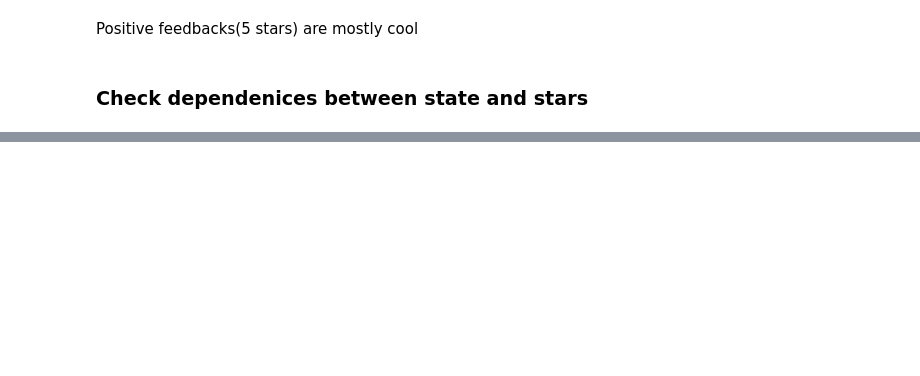
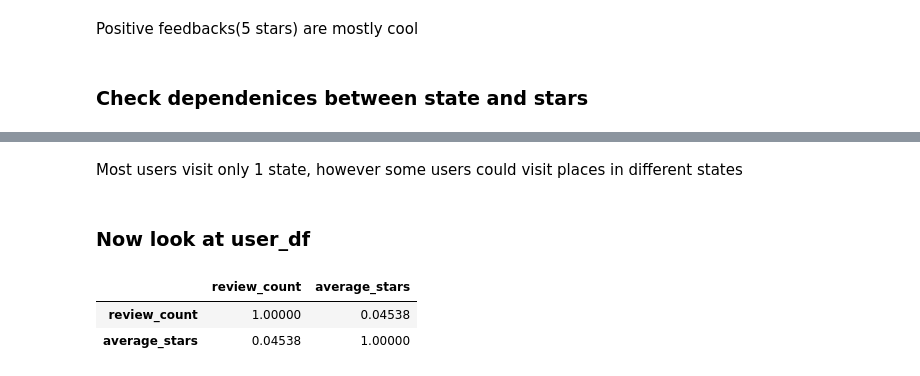
Before and after one commit to PrometheusUA/recommender-ucu, a Jupyter notebook: experiments/20240611_bohdan_eda/experiment.ipynb, the cells around one changed output, grey strips where cells are left out. Drawn from its saved outputs; the diff is of its cells as text; code cells hidden in the pictures; blank space fills up the shorter version.

```diff
--- a/experiments/20240611_bohdan_eda/experiment.ipynb
+++ b/experiments/20240611_bohdan_eda/experiment.ipynb
@@ -504,0 +545,10 @@ gdf
+# %% [markdown]
+Most users visit only 1 state, however some users could visit places in different states
+# %% [markdown]
+### Now look at user_df
+# %%
+user_df[['review_count','average_stars']].corr()
+# %% [output]
+|  | review_count | average_stars |
+| review_count | 1.00000 | 0.04538 |
+| average_stars | 0.04538 | 1.00000 |
```
Also changed, not shown: parts of 19 cells of this notebook.
